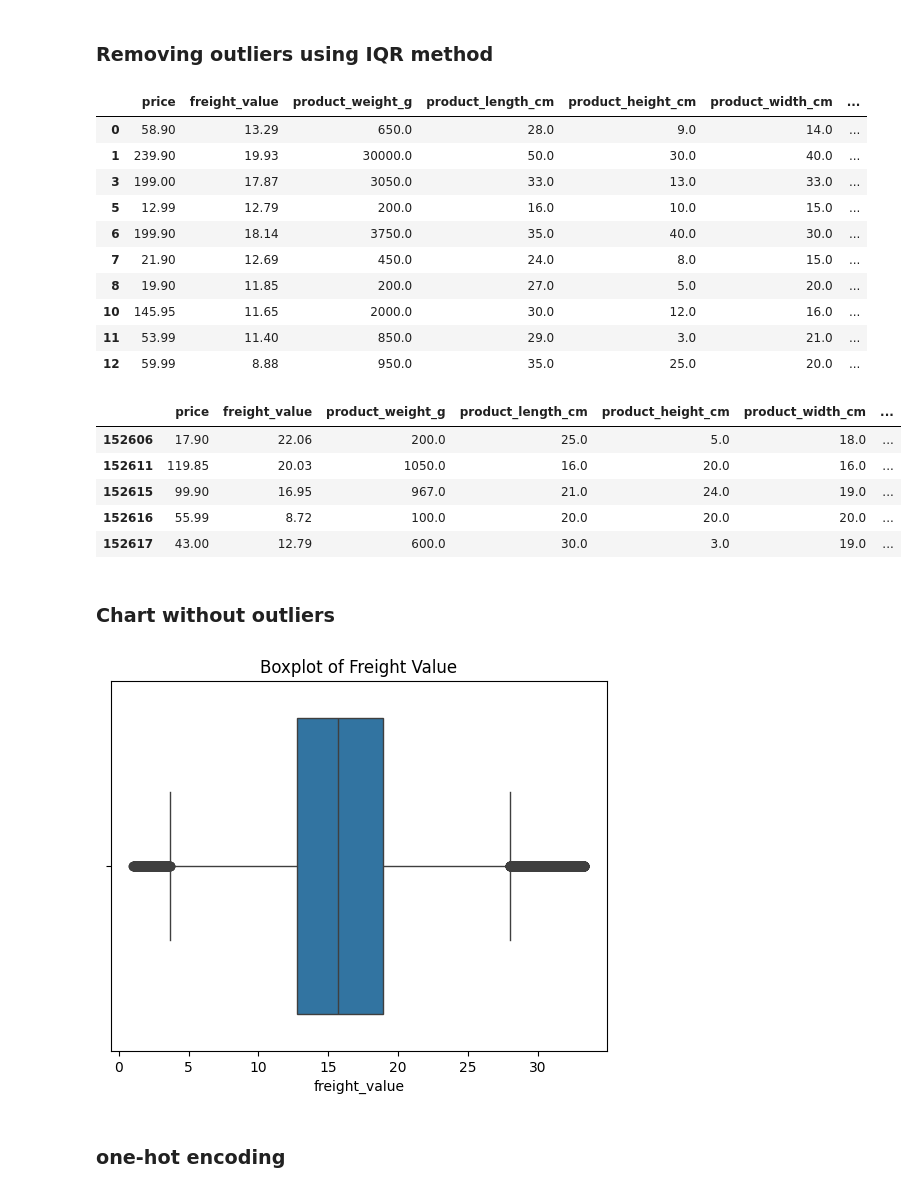
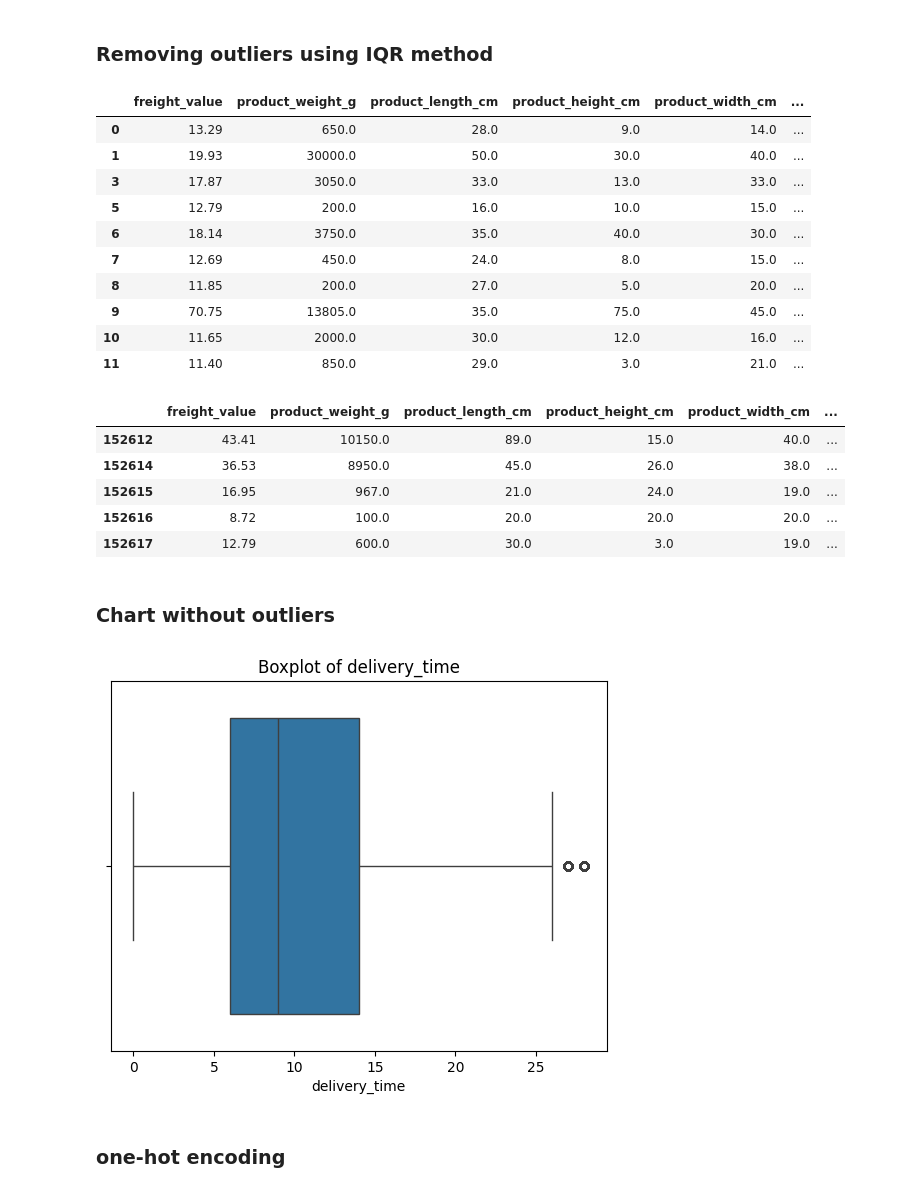
Before and after one commit to JitendraPra40/Freight_Value-and-Delivery_Time_Prediction, a Jupyter notebook: delivery_time_prediction.ipynb, the cells around one changed output. Saved outputs shown, nothing was run; the diff lists cells and outputs as text; code cells hidden in the pictures.

```diff
--- a/delivery_time_prediction.ipynb
+++ b/delivery_time_prediction.ipynb
@@ -98,14 +98,15 @@ Index(['order_id', 'order_item_id', 'product_id', 'seller_id',
 # %% [markdown]
 ### New dataset with selected features
 # %%
-df = data[[
-'price',
+df1 = data[[
+
 'freight_value',
 'product_weight_g',
 'product_length_cm',
 'product_height_cm',
 'product_width_cm',
-'payment_value',
+'customer_zip_code_prefix',
+'seller_zip_code_prefix',
 'customer_state',
 'seller_state',
 'shipping_limit_date',
@@ -114,6 +115,8 @@ df = data[[
 'order_purchase_timestamp'
 
                      ]]
+# %%
+df = df1.copy()
 # %%
 # Rename price to product_price
 # df.rename(columns = {'price': 'product_price'})
@@ -139,3 +158,5 @@ df['Estimated - Actual Delivery'] = (df['order_estimated_delivery_date'] - df['o
+# %%
+df = df.drop(['shipping_limit_date', 'order_estimated_delivery_date', 'order_delivered_customer_date','order_purchase_timestamp'], axis = 1)
 # %%
 df
 # %% [output]
@@ -226,8 +237,8 @@ plt.show()
 # %% [markdown]
 ### Removing outliers using IQR method
 # %%
-Q1 = df1['freight_value'].quantile(0.25)
-Q3 = df1['freight_value'].quantile(0.75)
+Q1 = df1['delivery_time'].quantile(0.25)
+Q3 = df1['delivery_time'].quantile(0.75)
 IQR = Q3 - Q1
 
 # Define lower and upper bounds for outliers
@@ -235,35 +246,35 @@ lower_bound = Q1 - 1.5 * IQR
 upper_bound = Q3 + 1.5 * IQR
 
 # Filter out the outliers
-df_clean = df1[(df1['freight_value'] >= lower_bound) & (df1['freight_value'] <= upper_bound)]
+df_clean = df1[(df1['delivery_time'] >= lower_bound) & (df1['delivery_time'] <= upper_bound)]
 df_clean.head(10)
 # %% [output]
-|  | price | freight_value | product_weight_g | product_length_cm | product_height_cm | product_width_cm | ... |
-| 0 | 58.90 | 13.29 | 650.0 | 28.0 | 9.0 | 14.0 | ... |
-| 1 | 239.90 | 19.93 | 30000.0 | 50.0 | 30.0 | 40.0 | ... |
-| 3 | 199.00 | 17.87 | 3050.0 | 33.0 | 13.0 | 33.0 | ... |
-| 5 | 12.99 | 12.79 | 200.0 | 16.0 | 10.0 | 15.0 | ... |
-| 6 | 199.90 | 18.14 | 3750.0 | 35.0 | 40.0 | 30.0 | ... |
-| 7 | 21.90 | 12.69 | 450.0 | 24.0 | 8.0 | 15.0 | ... |
-| 8 | 19.90 | 11.85 | 200.0 | 27.0 | 5.0 | 20.0 | ... |
-| 10 | 145.95 | 11.65 | 2000.0 | 30.0 | 12.0 | 16.0 | ... |
-| 11 | 53.99 | 11.40 | 850.0 | 29.0 | 3.0 | 21.0 | ... |
-| 12 | 59.99 | 8.88 | 950.0 | 35.0 | 25.0 | 20.0 | ... |
+|  | freight_value | product_weight_g | product_length_cm | product_height_cm | product_width_cm | ... |
+| 0 | 13.29 | 650.0 | 28.0 | 9.0 | 14.0 | ... |
+| 1 | 19.93 | 30000.0 | 50.0 | 30.0 | 40.0 | ... |
+| 3 | 17.87 | 3050.0 | 33.0 | 13.0 | 33.0 | ... |
+| 5 | 12.79 | 200.0 | 16.0 | 10.0 | 15.0 | ... |
+| 6 | 18.14 | 3750.0 | 35.0 | 40.0 | 30.0 | ... |
+| 7 | 12.69 | 450.0 | 24.0 | 8.0 | 15.0 | ... |
+| 8 | 11.85 | 200.0 | 27.0 | 5.0 | 20.0 | ... |
+| 9 | 70.75 | 13805.0 | 35.0 | 75.0 | 45.0 | ... |
+| 10 | 11.65 | 2000.0 | 30.0 | 12.0 | 16.0 | ... |
+| 11 | 11.40 | 850.0 | 29.0 | 3.0 | 21.0 | ... |
 # %%
 df_clean.tail()
 # %% [output]
-|  | price | freight_value | product_weight_g | product_length_cm | product_height_cm | product_width_cm | ... |
-| 152606 | 17.90 | 22.06 | 200.0 | 25.0 | 5.0 | 18.0 | ... |
-| 152611 | 119.85 | 20.03 | 1050.0 | 16.0 | 20.0 | 16.0 | ... |
-| 152615 | 99.90 | 16.95 | 967.0 | 21.0 | 24.0 | 19.0 | ... |
-| 152616 | 55.99 | 8.72 | 100.0 | 20.0 | 20.0 | 20.0 | ... |
-| 152617 | 43.00 | 12.79 | 600.0 | 30.0 | 3.0 | 19.0 | ... |
+|  | freight_value | product_weight_g | product_length_cm | product_height_cm | product_width_cm | ... |
+| 152612 | 43.41 | 10150.0 | 89.0 | 15.0 | 40.0 | ... |
+| 152614 | 36.53 | 8950.0 | 45.0 | 26.0 | 38.0 | ... |
+| 152615 | 16.95 | 967.0 | 21.0 | 24.0 | 19.0 | ... |
+| 152616 | 8.72 | 100.0 | 20.0 | 20.0 | 20.0 | ... |
+| 152617 | 12.79 | 600.0 | 30.0 | 3.0 | 19.0 | ... |
 # %% [markdown]
 ### Chart without outliers
 # %%
 # Boxplot for freight_value
-sns.boxplot(x=df_clean['freight_value'])
-plt.title("Boxplot of Freight Value")
+sns.boxplot(x=df_clean['delivery_time'])
+plt.title("Boxplot of delivery_time")
 plt.show()
 # %% [output]
-[figure, old version]
+[figure, new version]
```
Also changed, not shown: parts of 22 cells of this notebook, 16 other files.
